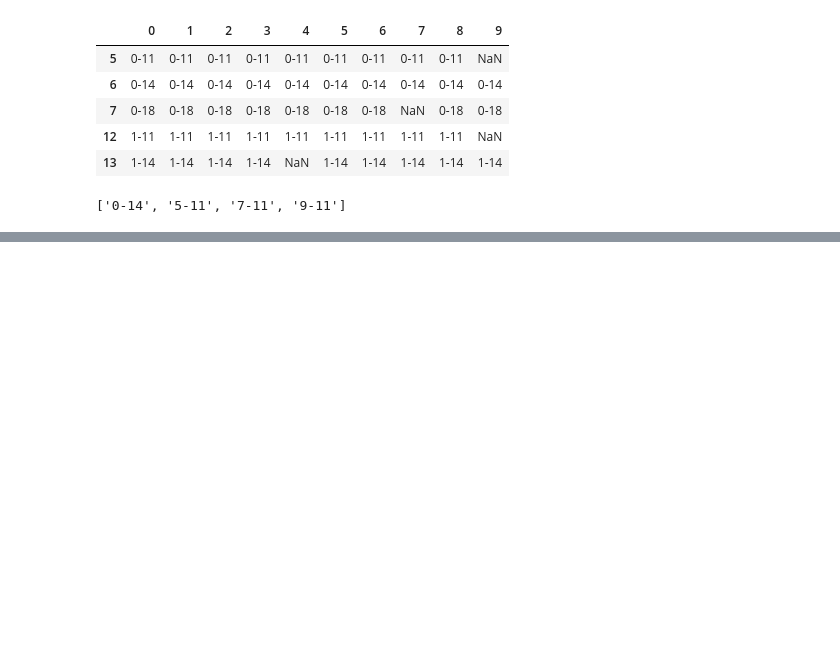
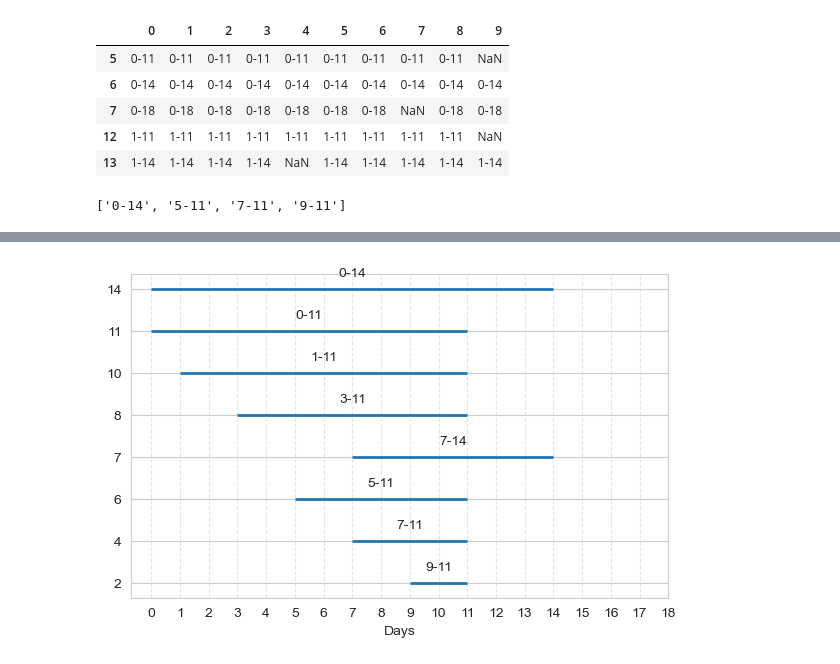
Before and after one commit to cosmos17/2025_STLab, a Jupyter notebook: Flavor/01_Volatile.ipynb, the cells around one changed output, grey strips where cells are left out. Saved outputs shown, nothing was run; the diff lists cells and outputs as text; code cells hidden in the pictures; blank space fills up the shorter version.

```diff
--- a/Flavor/01_Volatile.ipynb
+++ b/Flavor/01_Volatile.ipynb
@@ -694,0 +879,4 @@ intersect1
+# %%
+draw_grouped(intersect2)
+# %% [output]
+[figure, added]
```
Also changed, not shown: parts of 26 cells of this notebook, 2 other files.
